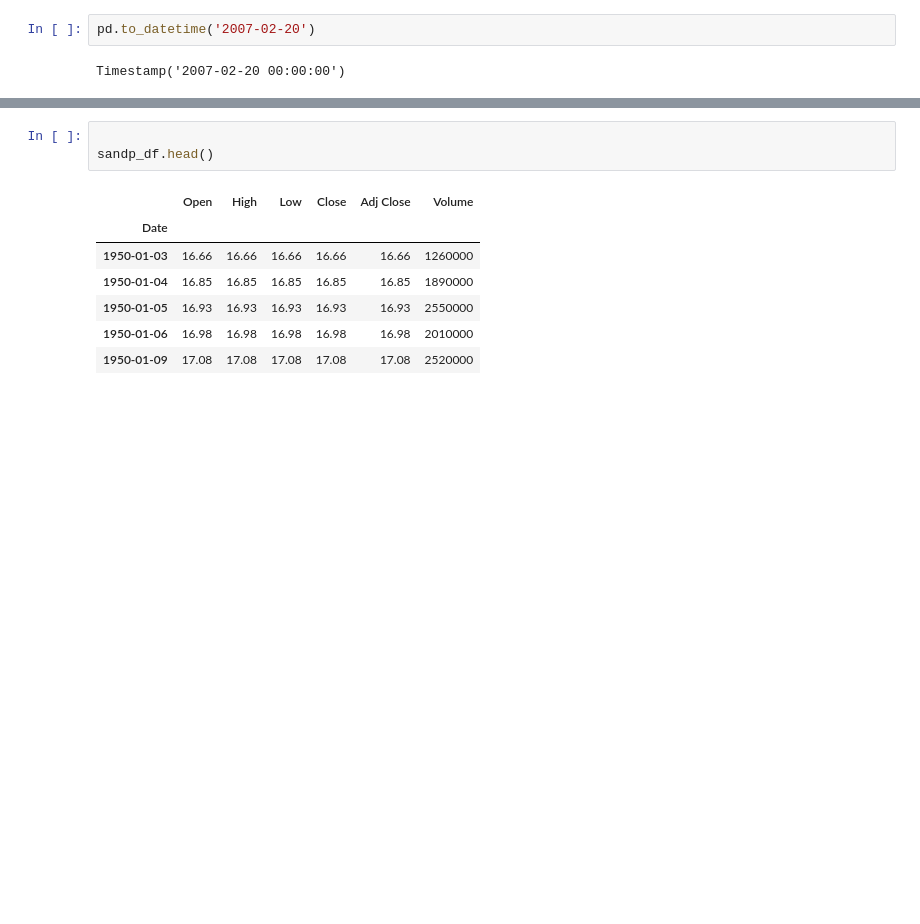
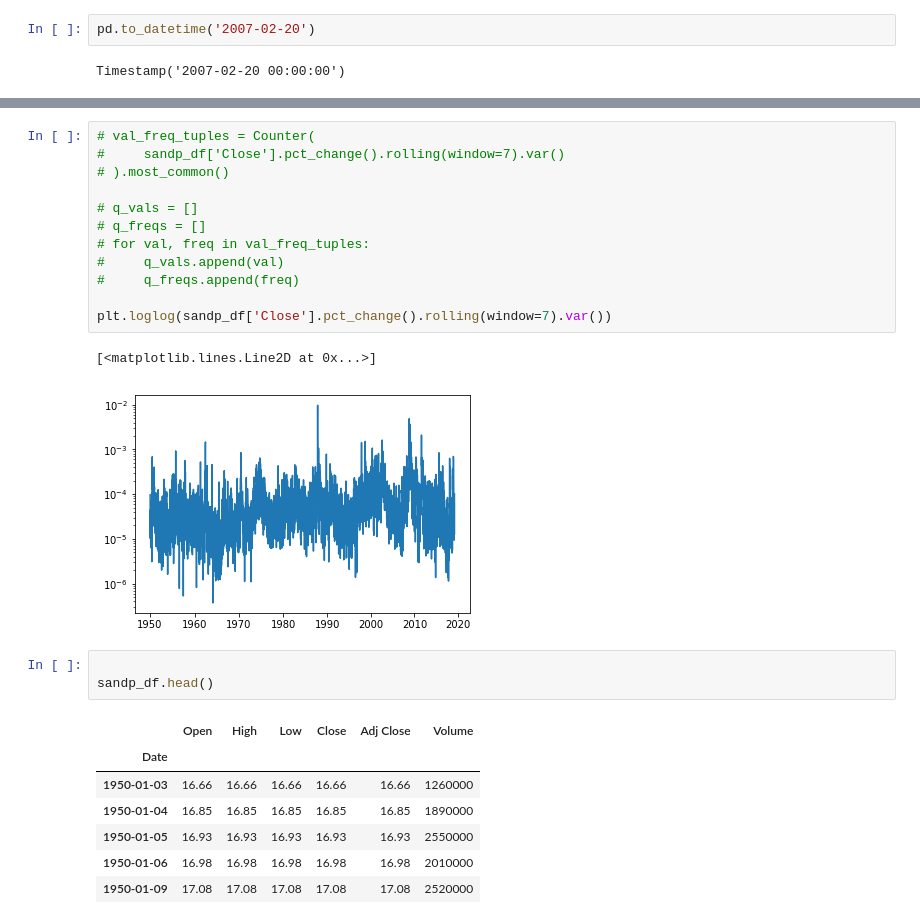
Before and after one commit to ndey96/market_crash_analysis, a Jupyter notebook: Stock Exploration.ipynb, the cells around one changed output, grey strips where cells are left out. Saved outputs shown, nothing was run; the diff lists cells and outputs as text; blank space fills up the shorter version.

Commit message:
add coles plots

```diff
--- a/Stock Exploration.ipynb
+++ b/Stock Exploration.ipynb
@@ -138,3 +164,18 @@ plt.show()
+# %%
+# val_freq_tuples = Counter(
+#     sandp_df['Close'].pct_change().rolling(window=7).var()
+# ).most_common()
+
+# q_vals = []
+# q_freqs = []
+# for val, freq in val_freq_tuples:
+#     q_vals.append(val)
+#     q_freqs.append(freq)
+
+plt.loglog(sandp_df['Close'].pct_change().rolling(window=7).var())
+# %% [output]
+[<matplotlib.lines.Line2D at 0x...>]
+[figure, added]
 # %%
 
 sandp_df.head()
```
Also changed, not shown: parts of 2 cells of this notebook.
